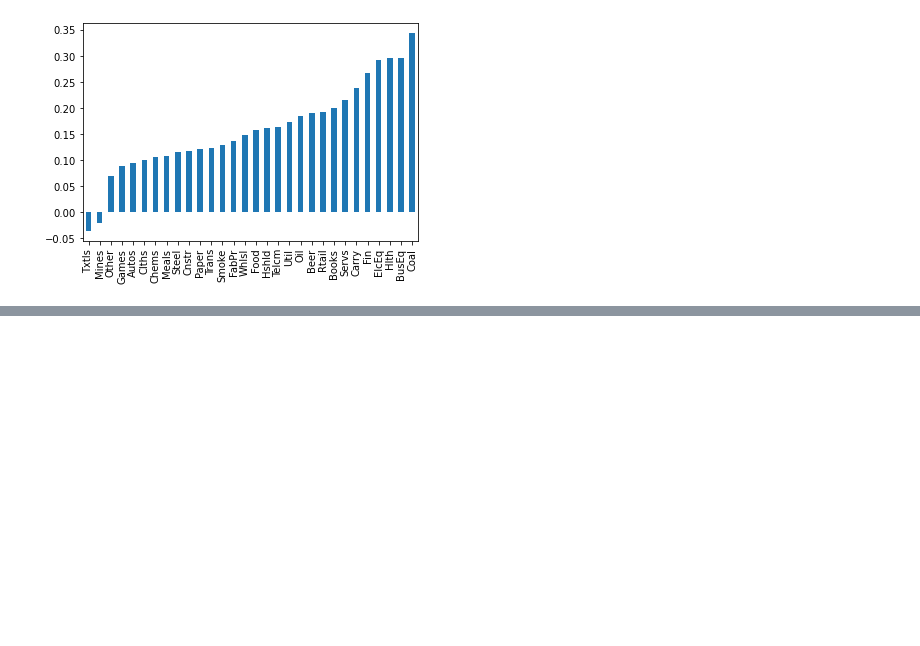
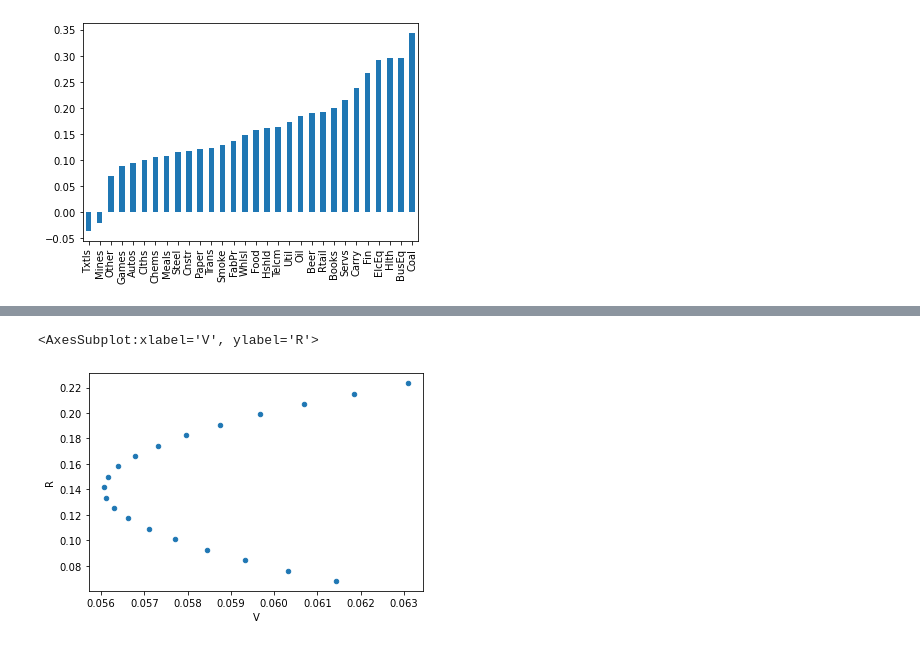
Before and after one commit to wasp182/Portfolio-Construction-using-Risk-Return-Analysis-, a Jupyter notebook: Efficient Frontier Analysis.ipynb, the cells around one changed output, grey strips where cells are left out. Drawn from its saved outputs; the diff is of its cells as text; code cells hidden in the pictures; blank space fills up the shorter version.

```diff
--- a/Efficient Frontier Analysis.ipynb
+++ b/Efficient Frontier Analysis.ipynb
@@ -122,0 +137,11 @@ er.sort_values().plot.bar()
+# %%
+%load_ext autoreload
+%autoreload 2
+%matplotlib inline
+import risk_kit as rk
+
+ind = rk.get_ind_returns()
+er = rk.annualize_rets(ind["1996":"2000"],12)
+cov = ind["1996":"2000"].cov()
+l = ["Food", "Beer", "Smoke", "Coal"]
+cov.loc[l,l]
@@ -122,0 +185,17 @@ er.sort_values().plot.bar()
+# %%
+import numpy as np
+
+## Generating weights
+n_points = 20
+weights = [np.array([w, 1-w]) for w in np.linspace(0, 1, n_points)]
+
+l= ["Games","Fin"]
+rets = [rk.portfolio_return(w,er[l]) for w in weights]
+vols = [rk.portfolio_vol(w,cov.loc[l,l]) for w in weights]
+ef = pd.DataFrame({"R":rets , "V":vols})
+ef.plot.scatter(x="V",y="R")
+
+# make a function out of this block - plot_ef2
+# %% [output]
+<AxesSubplot:xlabel='V', ylabel='R'>
+[figure, added]
```
Also changed, not shown: parts of 14 cells of this notebook, 2 other files.
